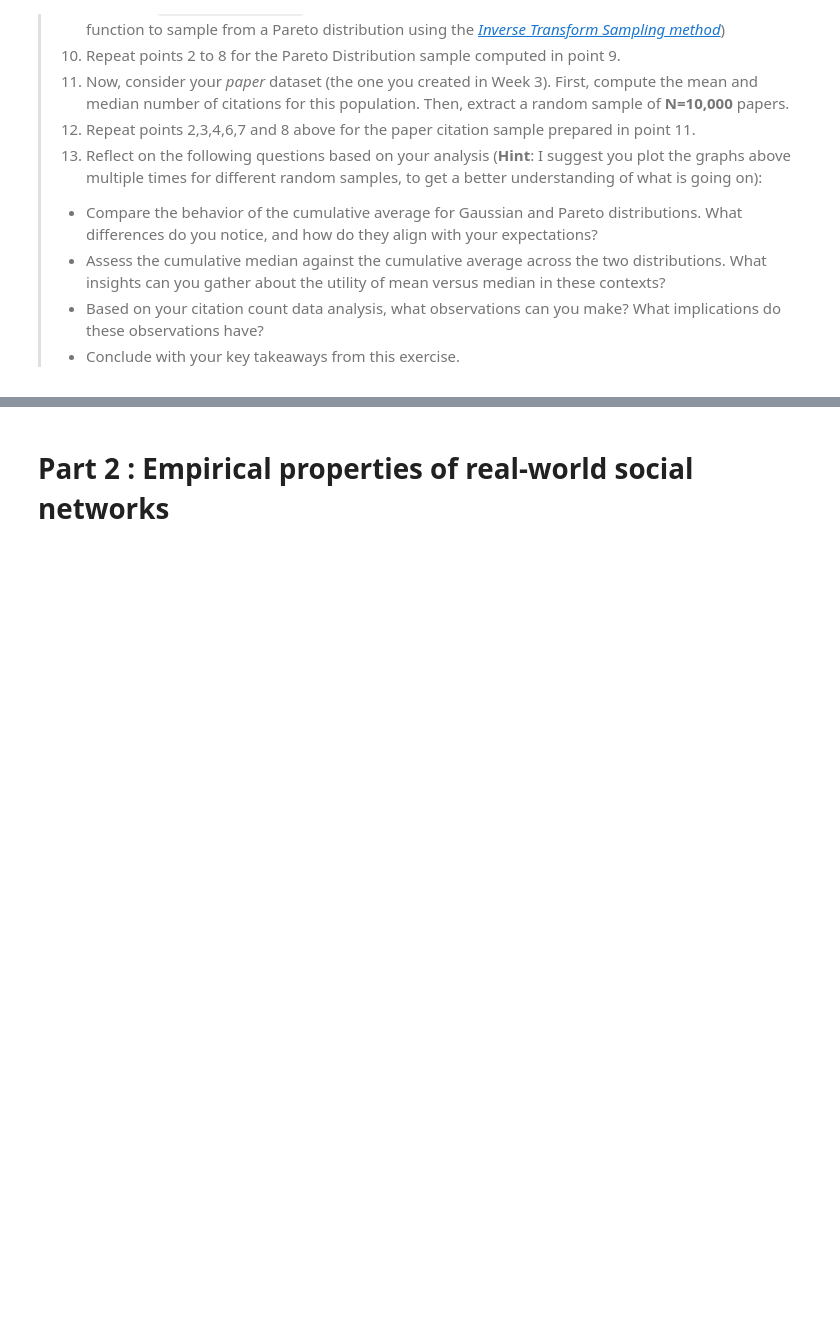
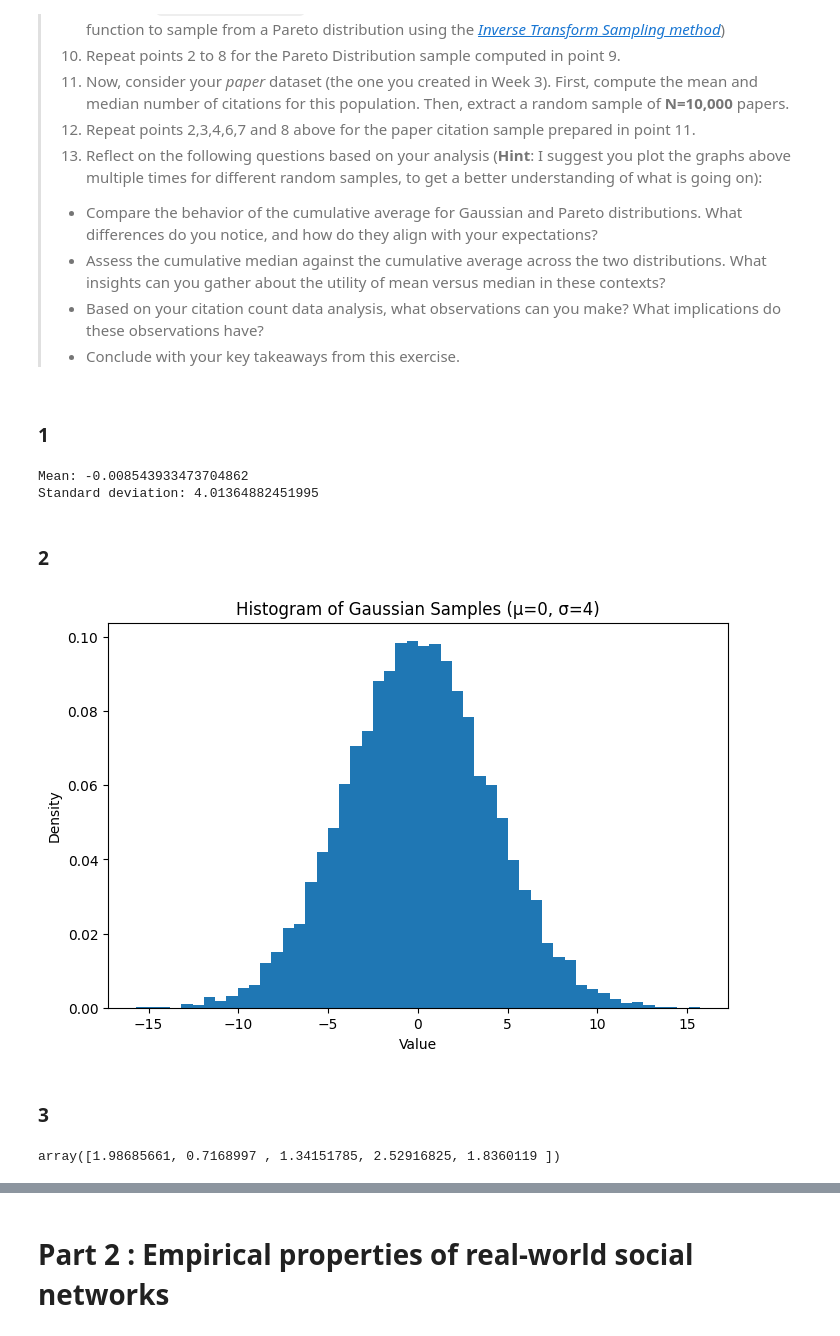
Before and after one commit to Mikel-Yu/comsocsci2026_private, a Jupyter notebook: lectures/Week5.ipynb, the cells around one changed output, grey strips where cells are left out. Drawn from its saved outputs; the diff is of its cells as text; code cells hidden in the pictures; blank space fills up the shorter version.

```diff
--- a/lectures/Week5.ipynb
+++ b/lectures/Week5.ipynb
@@ -63,3 +63,5 @@ However, this principle can fail with heavy-tailed distributions where the expec
 > - Based on your citation count data analysis, what observations can you make? What implications do these observations have?
 > - Conclude with your key takeaways from this exercise.
 >
+# %% [markdown]
+### 1
@@ -65,0 +73,41 @@ However, this principle can fail with heavy-tailed distributions where the expec
+# %%
+N = 10000
+
+# Sample and save as np array
+X = 4 * np.random.standard_normal(N)
+
+# Basic statistics
+print("Mean:", np.mean(X))
+print("Standard deviation:", np.std(X))
+# %% [output]
+Mean: -0.008543933473704862
+Standard deviation: 4.01364882451995
+# %% [markdown]
+### 2
+# %%
+plt.figure(figsize=(8,5))
+
+plt.hist(X, bins=50, density=True)
+plt.title("Histogram of Gaussian Samples (μ=0, σ=4)")
+plt.xlabel("Value")
+plt.ylabel("Density")
+
+plt.show()
+# %% [output]
+[figure, added]
+# %% [markdown]
+### 3
+# %%
+# Cumulative sample sizes: 1 to 10k
+n = np.arange(1, N + 1)
+
+# Cumulative sum
+cumsum_X = np.cumsum(X)
+
+# Cumulative average
+cum_avg = cumsum_X / n
+
+# Quick check
+cum_avg[:5]
+# %% [output]
+array([1.98685661, 0.7168997 , 1.34151785, 2.52916825, 1.8360119 ])
```
Also changed, not shown: parts of 33 cells of this notebook.
